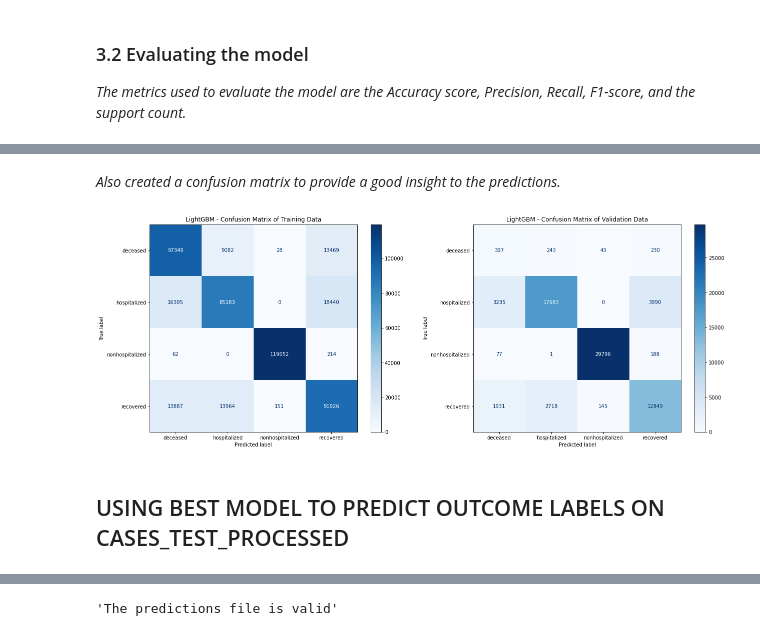
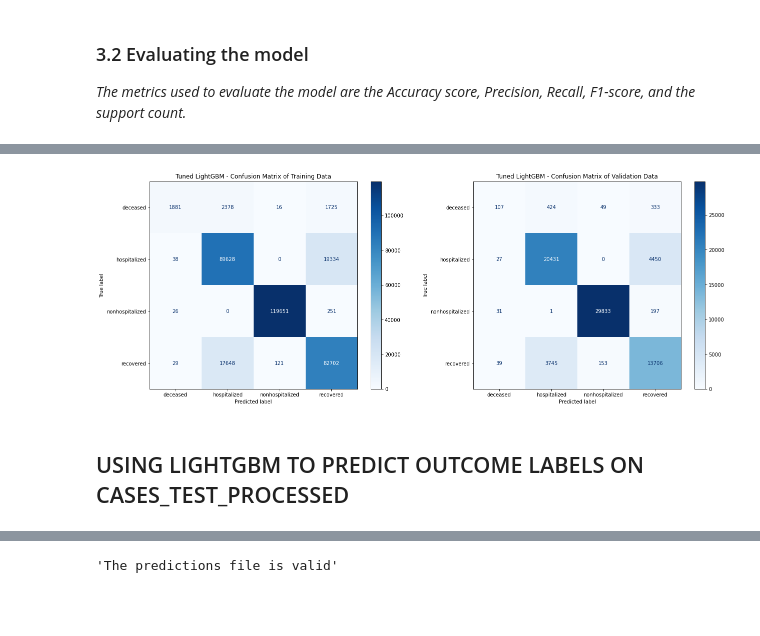
Before and after one commit to a-sani/COVID-19, a Jupyter notebook: milestone3/src/main.ipynb, the cells around one changed output, grey strips where cells are left out. Cells and saved outputs as stored; diff of their text form; code cells hidden in the pictures; blank space fills up the shorter version.

```diff
--- a/milestone3/src/main.ipynb
+++ b/milestone3/src/main.ipynb
@@ -64,7 +73,3 @@ Name: outcome, dtype: int64
-# %%
-strategy = {'deceased':6000, 'recovered':100500, 'hospitalized':109000}
-os = SMOTE(sampling_strategy=strategy)
-training_data, training_truth = os.fit_resample(training_data, training_truth)
 # %%
 training_truth.value_counts()
 # %% [output]
@@ -209,4 +230,4 @@ lgbm_results
 # %%
-best_knn = KNeighborsClassifier(n_neighbors = 30, weights = 'distance', metric = 'euclidean')
+best_knn = KNeighborsClassifier(n_neighbors = 9, weights = 'distance', metric = 'euclidean')
 best_knn.fit(training_data, training_truth)
 # %% [output]
@@ -278,6 +283,6 @@ nonhospitalized       1.00      1.00      1.00    119928
 # %%
 # Fit the model on the training dataset
-best_rf = RandomForestClassifier(max_depth=29, n_estimators=200, max_features=10)
-#fit_params={'feature_name': 'auto', 'categorical_feature': 'auto'}
+#best_rf = RandomForestClassifier(max_depth=29, n_estimators=200, max_features=10) - f1 score = 0.20
+best_rf = RandomForestClassifier(max_depth=29, n_estimators=250, max_features=12) # -f1 score = 0.21
 best_rf.fit(training_data, training_truth)
 # %% [output]
@@ -379,21 +382,0 @@ nonhospitalized       1.00      1.00      1.00    119928
-# %%
-### TRIAL
-
-best_lgbm.fit(train_d, train_t)
-#  predict on the training data
-training_p = best_lgbm.predict(train_d)
-#predict on the validation data
-validation_p = best_lgbm.predict(validation_data)
-# SMOTE on deceased and recovered
-training_accuracy = metrics.accuracy_score(training_p, train_t)
-scores_training = metrics.classification_report(train_t,training_p)
-validation_accuracy = metrics.accuracy_score(validation_p, validation_truth)
-scores_validation = metrics.classification_report(validation_truth,validation_p)
-print("LightGBM Model Predictions (Post-Hyperparameter Tuning):\n")
-print('TRAINING\nAccuracy score: {0:0.5f}'.format(training_accuracy))
-print('Classification report: \n',scores_training)
-print('\nVALIDATION\nAccuracy score: {0:0.5f}'.format(validation_accuracy))
-print('Classification report: \n',scores_validation)
-# lgb.LGBMClassifier(num_leaves = 120, n_estimators=300,min_data_in_leaf=60)
-
-# with about 10 values from age column changed to '35'
@@ -423,18 +383,16 @@ f1 = 21%
-# %% [markdown]
-*Also created a confusion matrix to provide a good insight to the predictions.*
 # %%
 fig, ax = plt.subplots(figsize = (20, 15), nrows = 1, ncols = 2)
 metrics.plot_confusion_matrix(best_lgbm, training_data, training_truth, cmap = plt.cm.Blues, ax = ax[0], values_format = '.6g')
-ax[0].set_title('LightGBM - Confusion Matrix of Training Data')
+ax[0].set_title('Tuned LightGBM - Confusion Matrix of Training Data')
 metrics.plot_confusion_matrix(best_lgbm, validation_data, validation_truth, cmap = plt.cm.Blues, ax = ax[1], values_format = '.6g')
-ax[1].set_title('LightGBM - Confusion Matrix of Validation Data')
+ax[1].set_title('Tuned LightGBM - Confusion Matrix of Validation Data')
 
 # figure settings
 fig.tight_layout()
 fig.subplots_adjust(top=0.4)
 fig.subplots_adjust(right=0.9)
-#fig.savefig('../plots/lgbm_cm.png', bbox_inches='tight', pad_inches=0.3)
+fig.savefig('../plots/lgbm_matrix.png', bbox_inches='tight', pad_inches=0.3)
 # %% [output]
-[figure, old version]
+[figure, new version]
 # %% [markdown]
-## USING BEST MODEL TO PREDICT OUTCOME LABELS ON CASES_TEST_PROCESSED
+## USING LIGHTGBM TO PREDICT OUTCOME LABELS ON CASES_TEST_PROCESSED
```
Also changed, not shown: parts of 34 cells of this notebook, 21 other files.
